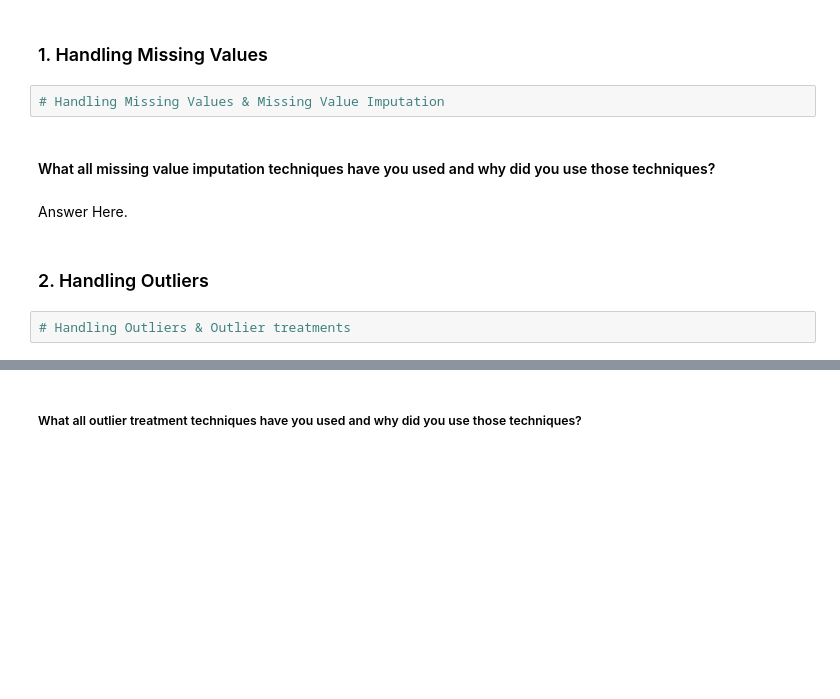
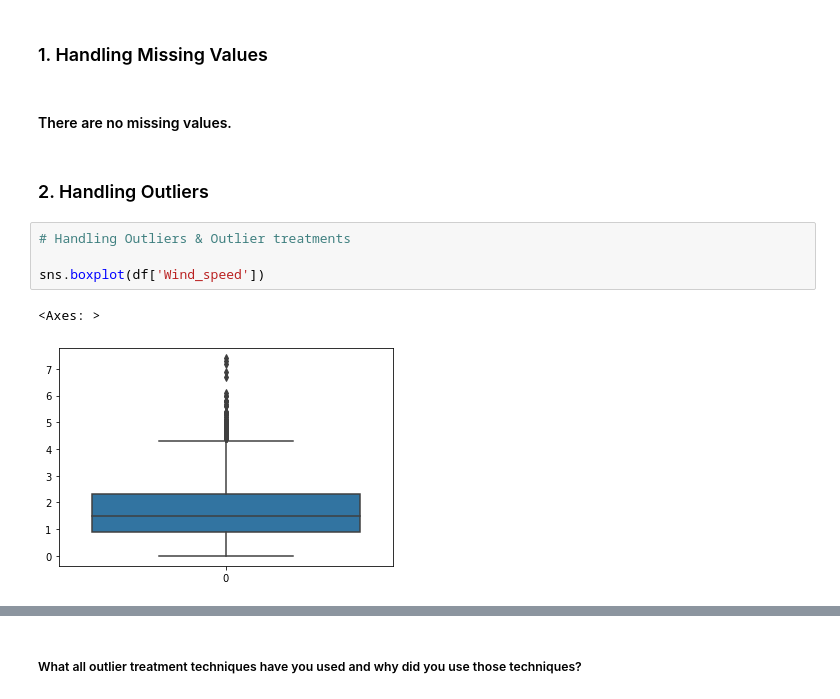
Before and after one commit to mohith-ds8/Seoul-Bike-Sharing-Demand-Prediction, a Jupyter notebook: Seoul_bike_sharing_prediction.ipynb, the cells around one changed output, grey strips where cells are left out. Cells and saved outputs as stored; diff of their text form; blank space fills up the shorter version.

```diff
--- a/Seoul_bike_sharing_prediction.ipynb
+++ b/Seoul_bike_sharing_prediction.ipynb
@@ -1050,12 +1008,13 @@ Answer Here.
 # %% [markdown]
 ### 1. Handling Missing Values
-# %%
-# Handling Missing Values & Missing Value Imputation
-# %% [markdown]
-#### What all missing value imputation techniques have you used and why did you use those techniques?
-# %% [markdown]
-Answer Here.
+# %% [markdown]
+#### There are no missing values.
 # %% [markdown]
 ### 2. Handling Outliers
 # %%
 # Handling Outliers & Outlier treatments
+
+sns.boxplot(df['Wind_speed'])
+# %% [output]
+<Axes: >
+[figure, added]
```
Also changed, not shown: parts of 260 cells of this notebook.
